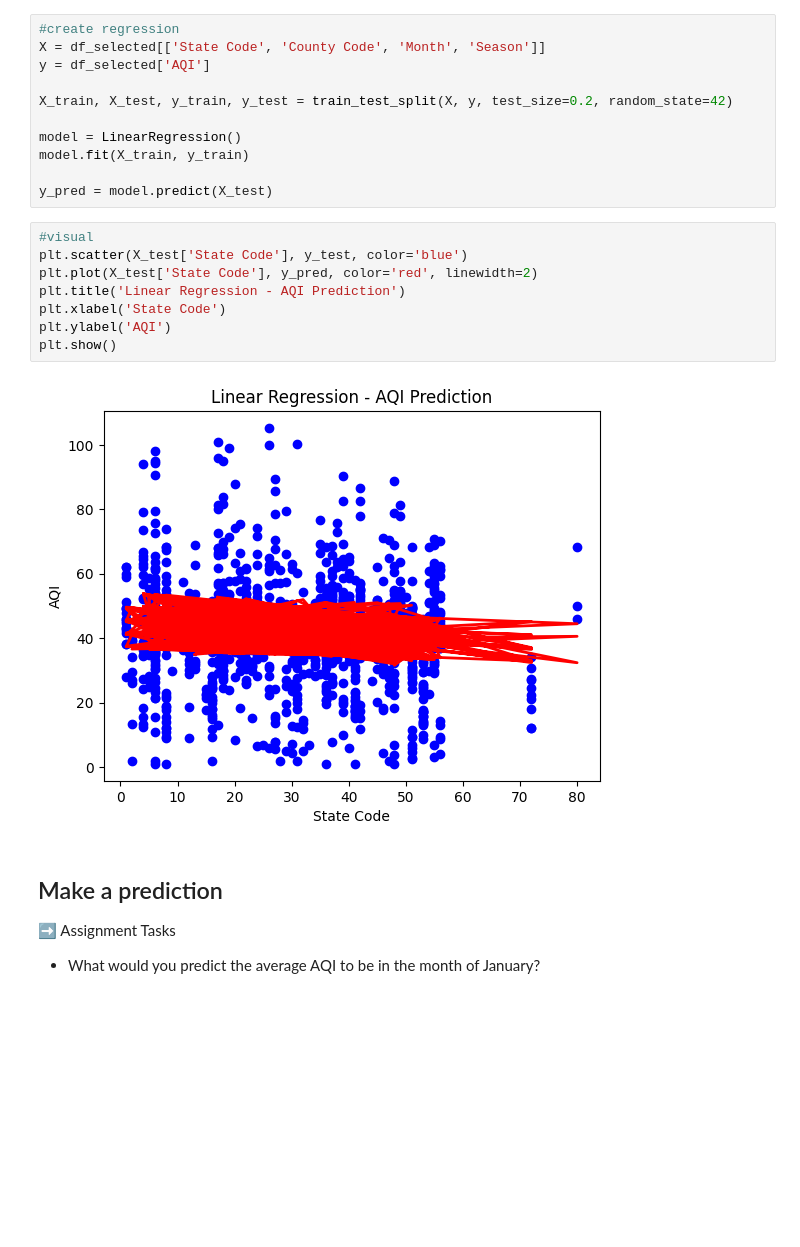
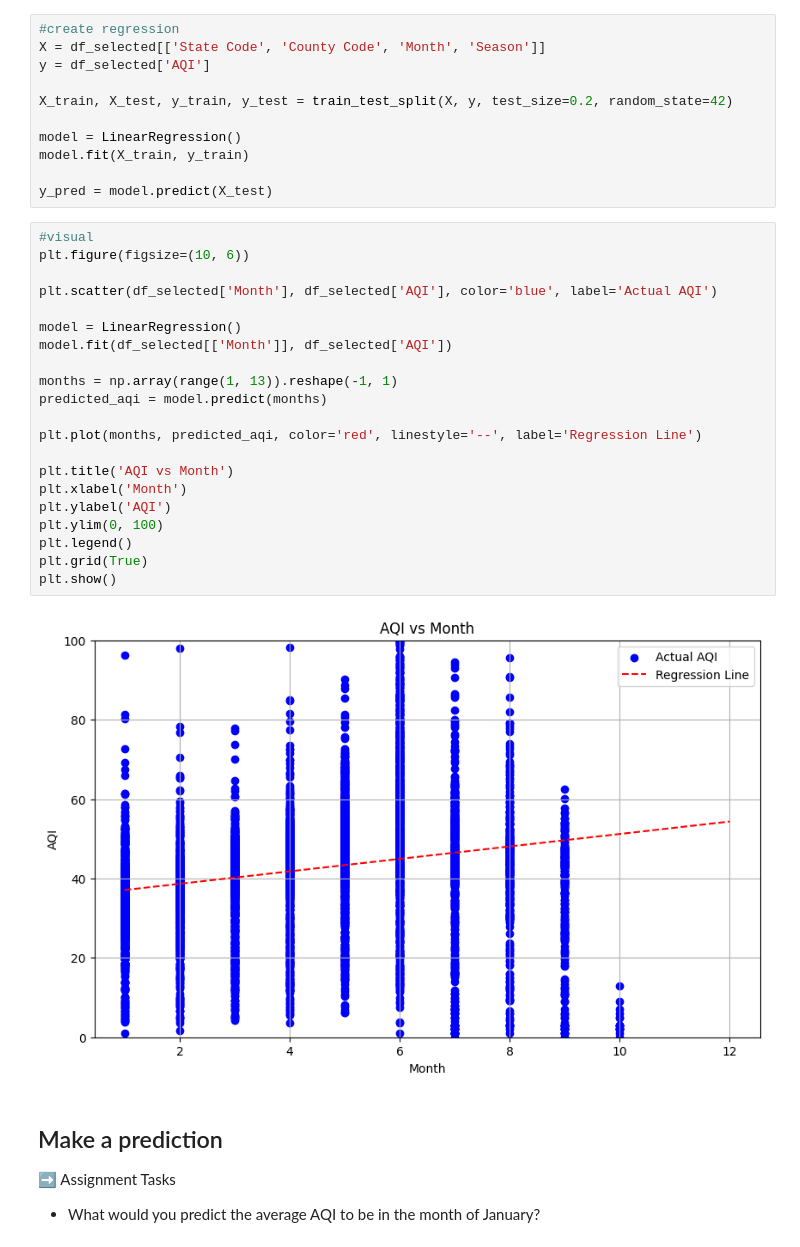
Before and after one commit to jimmyv117/IS-4487, a Jupyter notebook: Labs/Scripts/lab10_air_quality_fit_model.ipynb, the cells around one changed output. Cells and saved outputs as stored; diff of their text form; blank space fills up the shorter version.

```diff
--- a/Labs/Scripts/lab10_air_quality_fit_model.ipynb
+++ b/Labs/Scripts/lab10_air_quality_fit_model.ipynb
@@ -127,16 +141,29 @@ model = LinearRegression()
 model.fit(X_train, y_train)
 
 y_pred = model.predict(X_test)
-# %%
-#visual
-plt.scatter(X_test['State Code'], y_test, color='blue')
-plt.plot(X_test['State Code'], y_pred, color='red', linewidth=2)
-plt.title('Linear Regression - AQI Prediction')
-plt.xlabel('State Code')
-plt.ylabel('AQI')
-plt.show()
-# %% [output]
-[figure, removed]
+# %%
+#visual
+plt.figure(figsize=(10, 6))
+
+plt.scatter(df_selected['Month'], df_selected['AQI'], color='blue', label='Actual AQI')
+
+model = LinearRegression()
+model.fit(df_selected[['Month']], df_selected['AQI'])
+
+months = np.array(range(1, 13)).reshape(-1, 1)
+predicted_aqi = model.predict(months)
+
+plt.plot(months, predicted_aqi, color='red', linestyle='--', label='Regression Line')
+
+plt.title('AQI vs Month')
+plt.xlabel('Month')
+plt.ylabel('AQI')
+plt.ylim(0, 100)
+plt.legend()
+plt.grid(True)
+plt.show()
+# %% [output]
+[figure, added]
 # %% [markdown]
 ## Make a prediction
 
```
Also changed, not shown: parts of 1 cell of this notebook.
